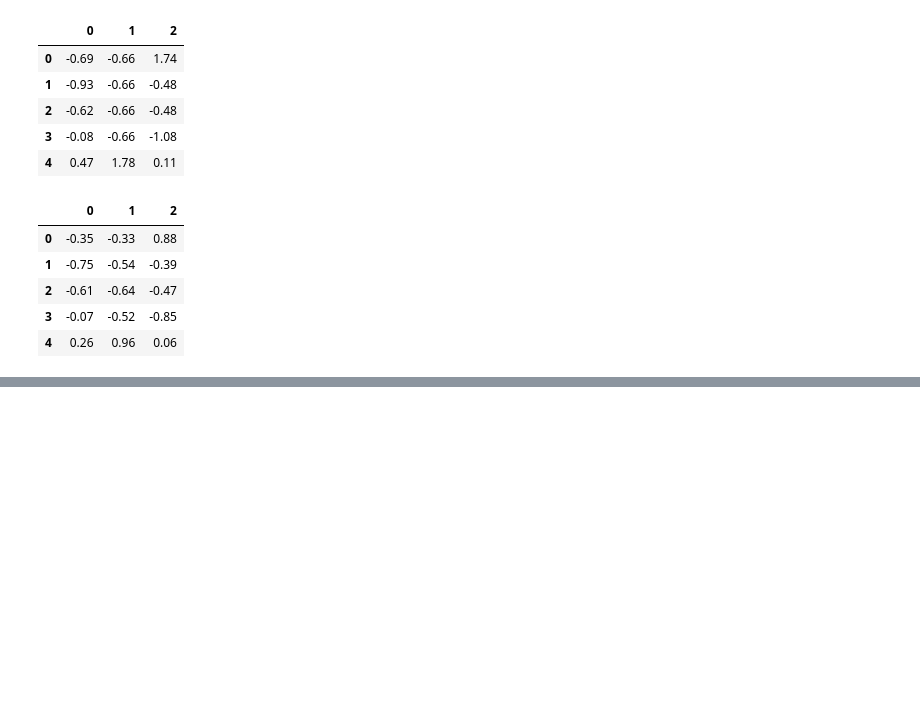
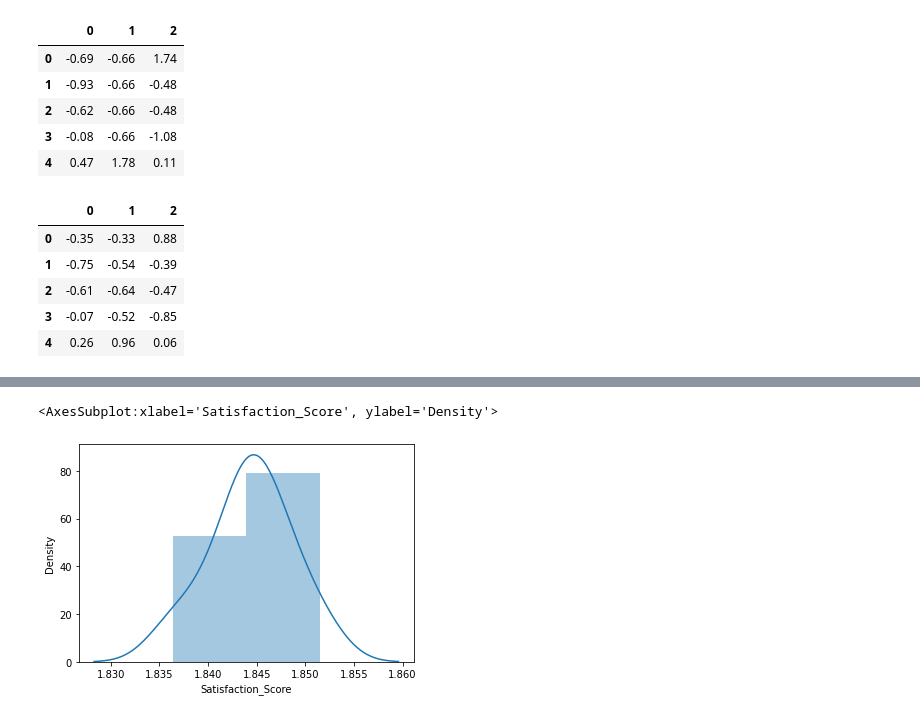
Before and after one commit to bkget/Telecom-Data-Analysis, a Jupyter notebook: notebooks/4.user_satisifaction_analysis.ipynb, the cells around one changed output, grey strips where cells are left out. Cells and saved outputs as stored; diff of their text form; code cells hidden in the pictures; blank space fills up the shorter version.

```diff
--- a/notebooks/4.user_satisifaction_analysis.ipynb
+++ b/notebooks/4.user_satisifaction_analysis.ipynb
@@ -148,0 +164,4 @@ user_experience.head(5)
+# %%
+user_experience_df = user_experience[user_experience['Customer_Id'].isin(
+    user_intersection)]
+user_experience_df.shape
@@ -148,0 +170,5 @@ user_experience.head(5)
+# %%
+user_df = pd.merge(user_engagement_df, user_experience_df, on='Customer_Id')
+user_df['Satisfaction_Score'] = (
+    user_df['Engagement_Score'] + user_df['Experience_Score'])/2
+user_df.head(5)
@@ -148,0 +182,5 @@ user_experience.head(5)
+# %%
+sat_score_df = user_df[['Customer_Id', 'Engagement_Score',
+                        'Experience_Score', 'Satisfaction_Score']]
+sat_score_df = sat_score_df.set_index('Customer_Id')
+sat_score_df.head(5)
@@ -148,0 +195,4 @@ user_experience.head(5)
+# %%
+sorted_by_satisfaction = sat_score_df.sort_values('Satisfaction_Score', ascending=False)
+sat_top_10 = sorted_by_satisfaction['Satisfaction_Score'].head(10)
+sat_top_10
@@ -148,0 +212,5 @@ user_experience.head(5)
+# %%
+sns.distplot(sat_top_10)
+# %% [output]
+<AxesSubplot:xlabel='Satisfaction_Score', ylabel='Density'>
+[figure, added]
```
Also changed, not shown: parts of 13 cells of this notebook.
